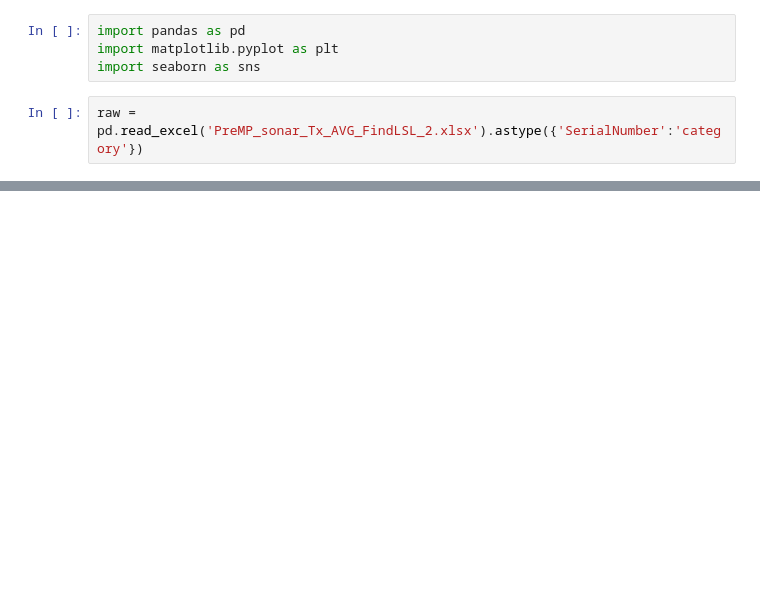
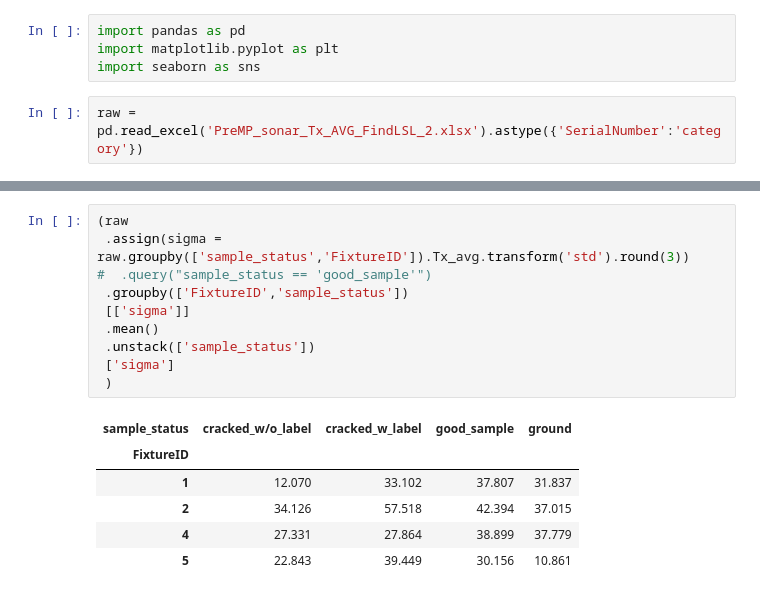
Before and after one commit to CPWRF/Projects, a Jupyter notebook: Products with Python/Descent MK3/MK3_PreMP/PreMP_sonar_Tx_AVG_FindLSL_2.ipynb, the cells around one changed output, grey strips where cells are left out. Saved outputs shown, nothing was run; the diff lists cells and outputs as text; blank space fills up the shorter version.

```diff
--- a/Products with Python/Descent MK3/MK3_PreMP/PreMP_sonar_Tx_AVG_FindLSL_2.ipynb
+++ b/Products with Python/Descent MK3/MK3_PreMP/PreMP_sonar_Tx_AVG_FindLSL_2.ipynb
@@ -13,0 +16,17 @@ sns.swarmplot(data=raw, x='FixtureID', y='Tx_avg', hue='sample_status')
+# %%
+(raw
+ .assign(sigma = raw.groupby(['sample_status','FixtureID']).Tx_avg.transform('std').round(3))
+#  .query("sample_status == 'good_sample'")
+ .groupby(['FixtureID','sample_status'])
+ [['sigma']]
+ .mean()
+ .unstack(['sample_status'])
+ ['sigma']
+ )
+# %% [output]
+| sample_status | cracked_w/o_label | cracked_w_label | good_sample | ground |
+| FixtureID |  |  |  |  |
+| 1 | 12.070 | 33.102 | 37.807 | 31.837 |
+| 2 | 34.126 | 57.518 | 42.394 | 37.015 |
+| 4 | 27.331 | 27.864 | 38.899 | 37.779 |
+| 5 | 22.843 | 39.449 | 30.156 | 10.861 |
```
Also changed, not shown: parts of 1 cell of this notebook, 20 other files.
